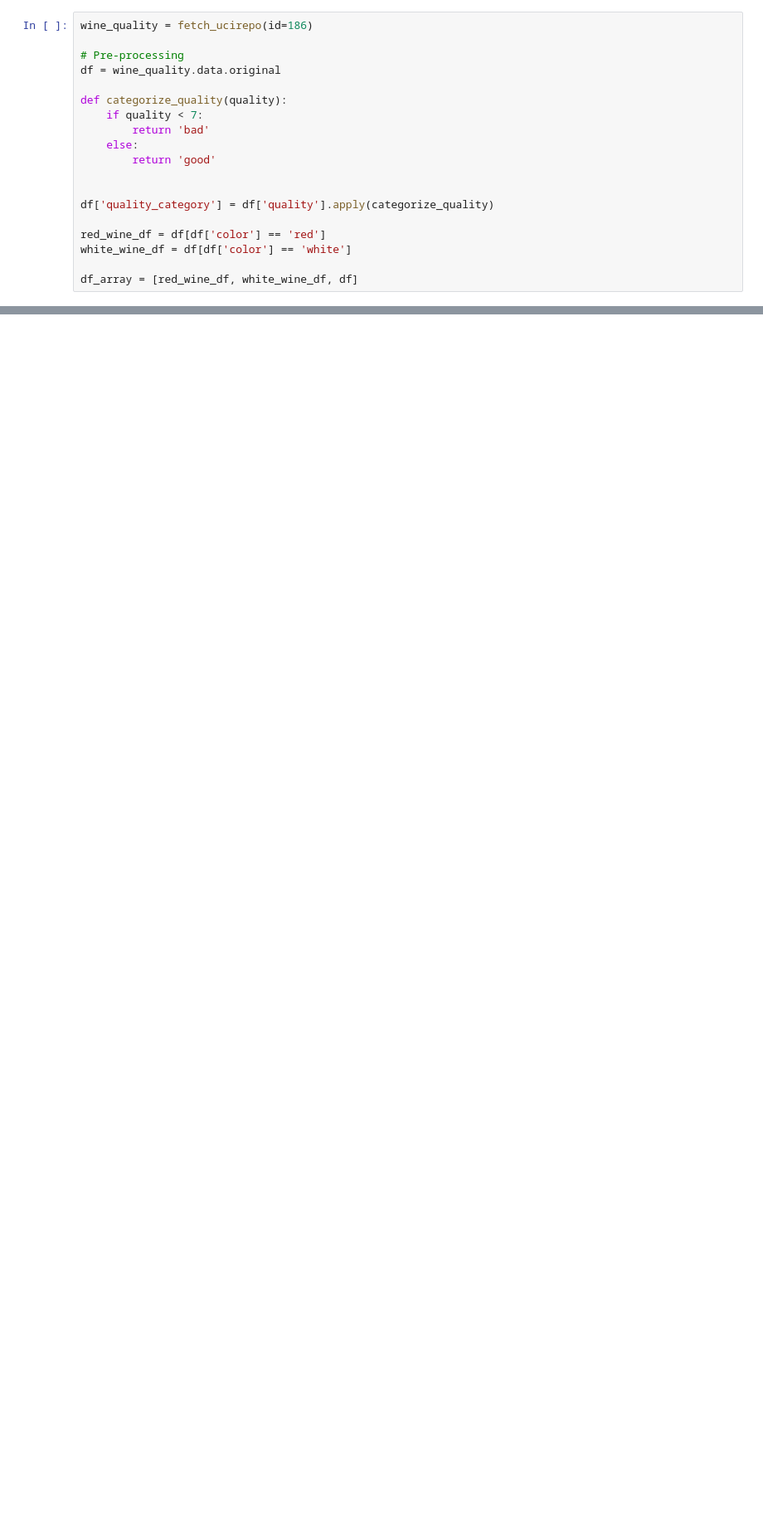
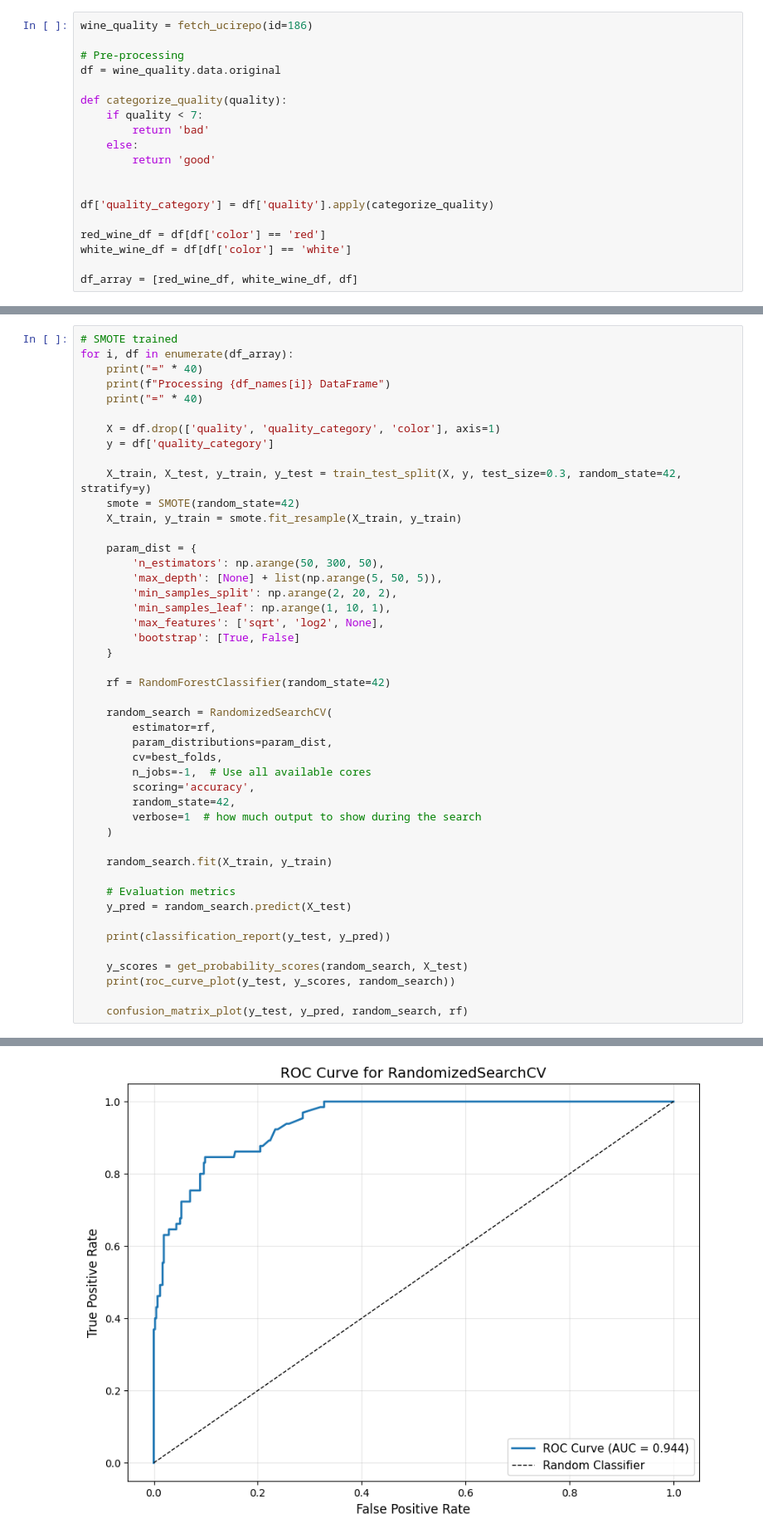
Before and after one commit to devw61/Wine_Quality_Classification, a Jupyter notebook: random_forest.ipynb, the cells around one changed output, grey strips where cells are left out. Shown: that part at 83% size. Drawn from its saved outputs; the diff is of its cells as text; blank space fills up the shorter version.

```diff
--- a/random_forest.ipynb
+++ b/random_forest.ipynb
@@ -214 +245,48 @@ weighted avg       0.87      0.88      0.87      1950
 [figure]
+# %%
+# SMOTE trained
+for i, df in enumerate(df_array):
+    print("=" * 40)
+    print(f"Processing {df_names[i]} DataFrame")
+    print("=" * 40)
+
+    X = df.drop(['quality', 'quality_category', 'color'], axis=1)
+    y = df['quality_category']
+
+    X_train, X_test, y_train, y_test = train_test_split(X, y, test_size=0.3, random_state=42, stratify=y)
+    smote = SMOTE(random_state=42)
+    X_train, y_train = smote.fit_resample(X_train, y_train)
+
+    param_dist = {
+        'n_estimators': np.arange(50, 300, 50),
+        'max_depth': [None] + list(np.arange(5, 50, 5)),
+        'min_samples_split': np.arange(2, 20, 2),
+        'min_samples_leaf': np.arange(1, 10, 1),
+        'max_features': ['sqrt', 'log2', None],
+        'bootstrap': [True, False]
+    }
+
+    rf = RandomForestClassifier(random_state=42)
+
+    random_search = RandomizedSearchCV(
+        estimator=rf,
+        param_distributions=param_dist,
+        cv=best_folds,
+        n_jobs=-1,  # Use all available cores
+        scoring='accuracy',
+        random_state=42,
+        verbose=1  # how much output to show during the search
+    )
+
+    random_search.fit(X_train, y_train)
+
+    # Evaluation metrics
+    y_pred = random_search.predict(X_test)
+
+    print(classification_report(y_test, y_pred))
+
+    y_scores = get_probability_scores(random_search, X_test)
+    print(roc_curve_plot(y_test, y_scores, random_search))
+
+    confusion_matrix_plot(y_test, y_pred, random_search, rf)
+# %% [output]
@@ -214,0 +310 @@ weighted avg       0.87      0.88      0.87      1950
+[figure, added]
```
Also changed, not shown: parts of 4 cells of this notebook, 5 other files.
